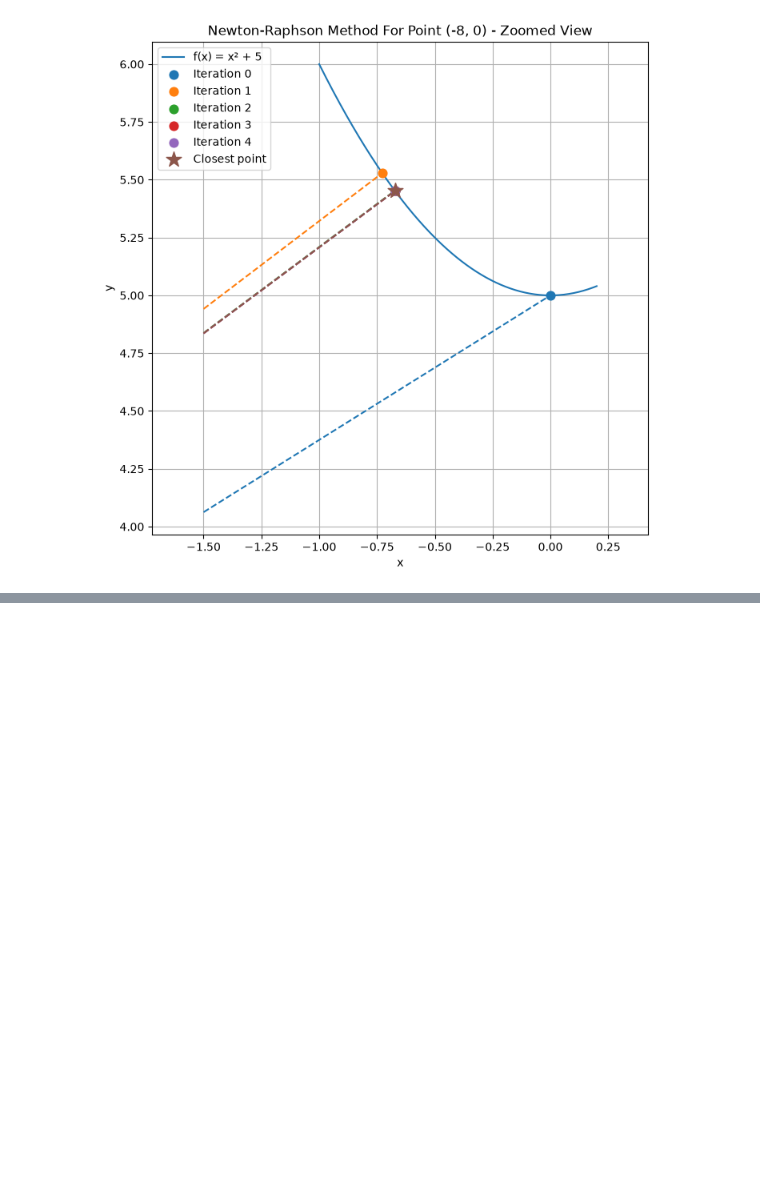
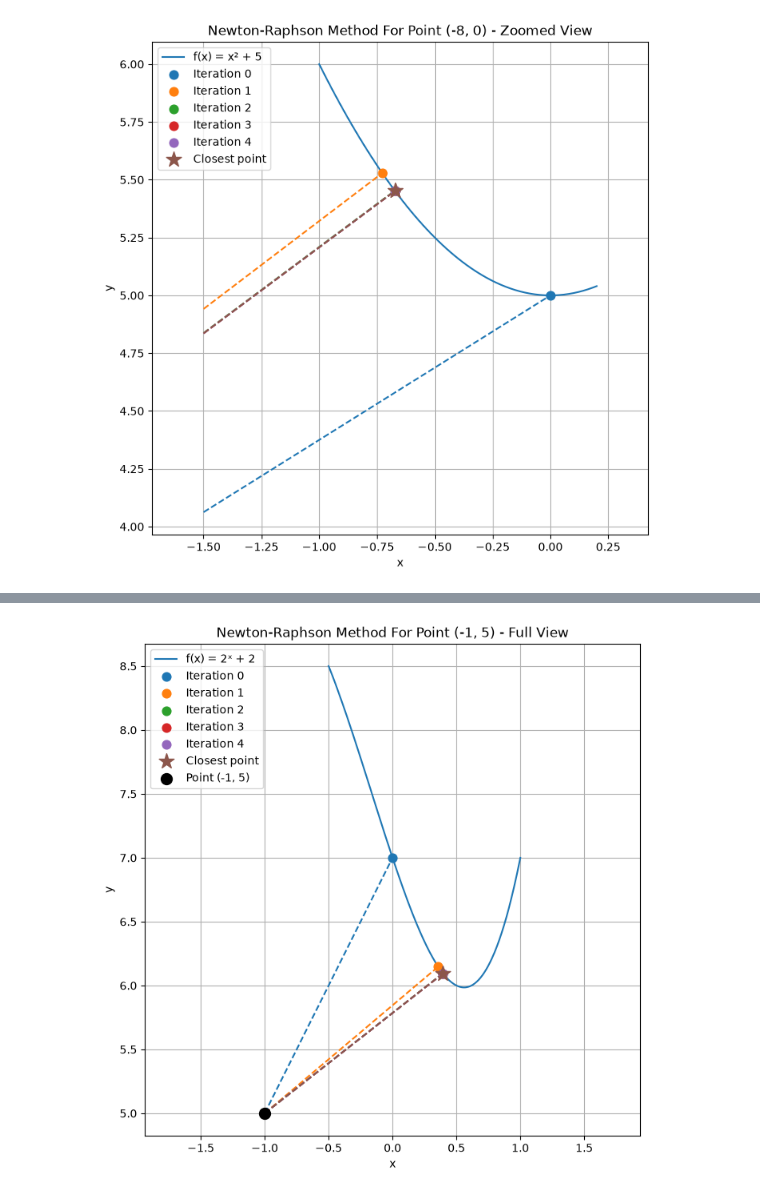
Before and after one commit to helmet323/helmet323.github.io, a Jupyter notebook: 1/newton-raphson.ipynb, the cells around one changed output, grey strips where cells are left out. Cells and saved outputs as stored; diff of their text form; code cells hidden in the pictures; blank space fills up the shorter version.

Commit message:
finished newton raphson method

```diff
--- a/1/newton-raphson.ipynb
+++ b/1/newton-raphson.ipynb
@@ -203,3 +197,18 @@ plt.show()
 # %% [output]
 [figure]
 [figure]
+# %%
+f = lambda x: 2 * x**3 + x**2 - 3 * x + 7
+df = lambda x: 6 * x**2 + 2 * x - 3
+ddf = lambda x: 12 * x + 2
+
+x0, y0 = -1, 5
+
+shortest_distance, closest_x, iterations = find_distance_newton(
+    x0, y0, f, df, ddf
+)
+
+print("Iterations:", iterations)
+print("Closest x:", closest_x)
+print("Closest point on the curve: (", closest_x, ",", f(closest_x), ")")
+print("Shortest distance:", shortest_distance)
@@ -205,0 +220,75 @@ plt.show()
+# %%
+# -----------------------------
+# Plot 1: Full view
+# -----------------------------
+
+x_values = np.linspace(-0.5, 1, 400)
+
+plt.figure(figsize=(8, 8))
+
+# Function
+plt.plot(
+    x_values,
+    f(x_values),
+    label="f(x) = 2ˣ + 2"
+)
+
+# Newton-Raphson iterations
+for i, x_iter in enumerate(iterations):
+    y_iter = f(x_iter)
+
+    color = f"C{i}"
+
+    if i == len(iterations) - 1:
+        # Last iteration = closest point
+        plt.scatter(
+            x_iter,
+            y_iter,
+            marker="*",
+            s=200,
+            color=color,
+            label="Closest point",
+            zorder=4
+        )
+    else:
+        plt.scatter(
+            x_iter,
+            y_iter,
+            s=60,
+            color=color,
+            label=f"Iteration {i}",
+            zorder=3
+        )
+
+    plt.plot(
+        [x0, x_iter],
+        [y0, y_iter],
+        "--",
+        color=color
+    )
+
+# Original point
+plt.scatter(
+    x0, y0,
+    s=100,
+    label=f"Point ({x0}, {y0})",
+    zorder=5,
+    color="black"
+)
+
+plt.xlabel("x")
+plt.ylabel("y")
+plt.title(f"Newton-Raphson Method For Point ({x0}, {y0}) - Full View")
+plt.grid(True)
+plt.legend(loc="upper left")
+plt.axis("equal")
+
+plt.savefig(
+    "media/newton_full_oth.png",
+    dpi=300,
+    bbox_inches="tight"
+)
+
+plt.show()
+# %% [output]
+[figure, added]
```
Also changed, not shown: parts of 5 cells of this notebook, 5 other files.
